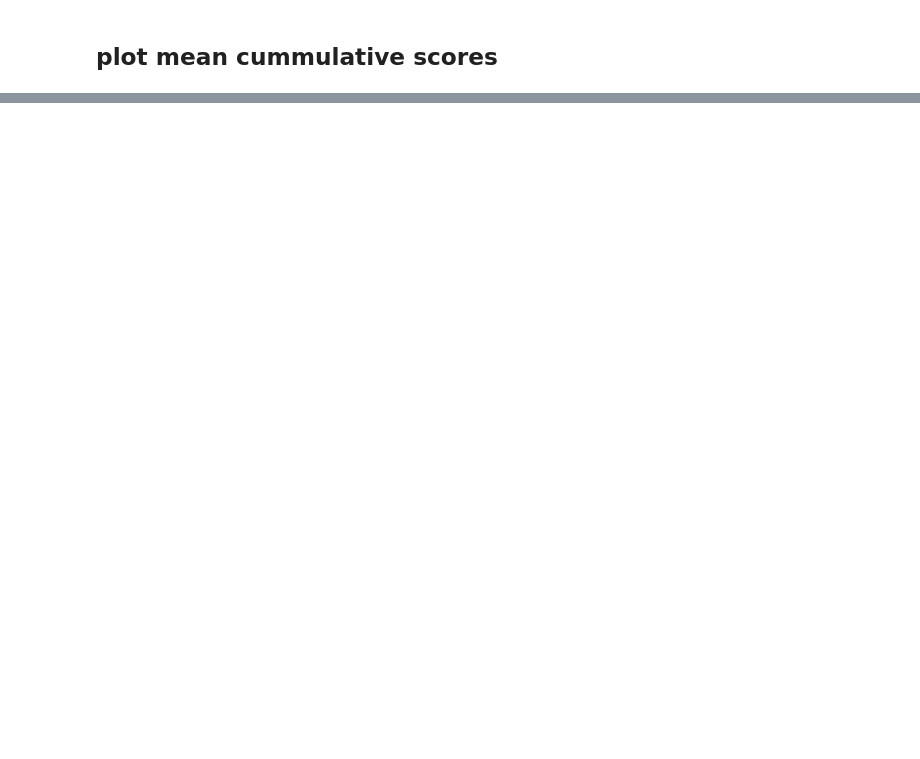
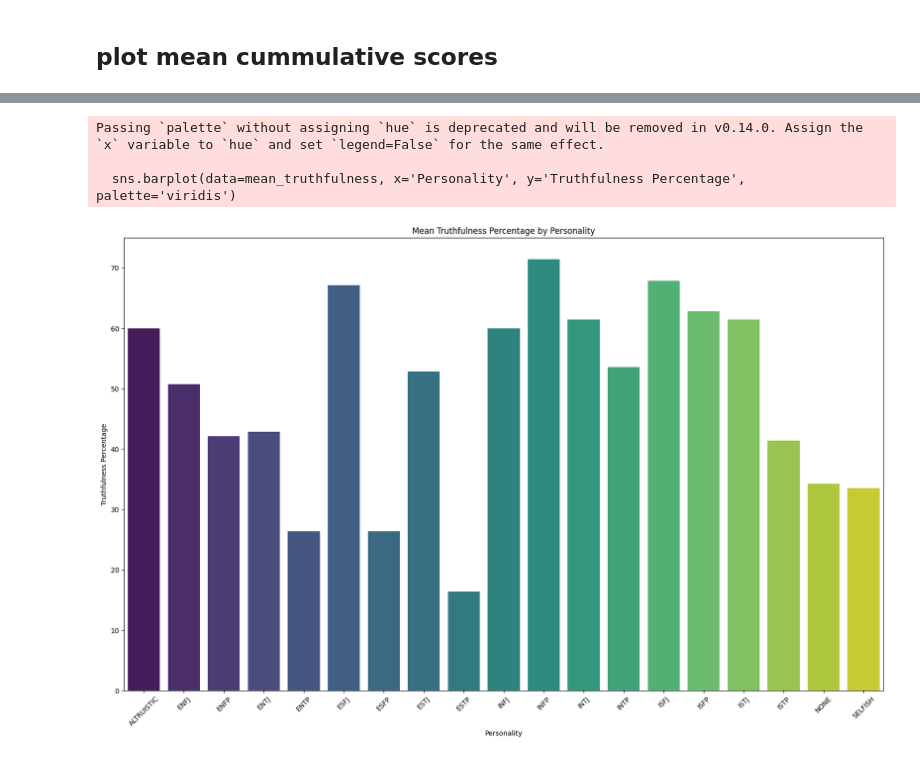
Before and after one commit to mathislindner/Multi-Agent-LLM-Game-Theory, a Jupyter notebook: plot_results.ipynb, the cells around one changed output, grey strips where cells are left out. Drawn from its saved outputs; the diff is of its cells as text; code cells hidden in the pictures; blank space fills up the shorter version.

```diff
--- a/plot_results.ipynb
+++ b/plot_results.ipynb
@@ -185,0 +211,33 @@ NameError: name 'plot_df' is not defined
+# %%
+import ast
+
+truthfulness_data = []
+
+for i, row in df.iterrows():
+    for personality, truthfulness in zip([row['personality_1'], row['personality_2']], [row['truthful_agent_1'], row['truthful_agent_2']]):
+        try:
+            truthfulness_list = ast.literal_eval(truthfulness) if isinstance(truthfulness, str) else truthfulness
+            truthfulness_bool = [bool(t) for t in truthfulness_list]
+            truthfulness_data.append({'Personality': personality, 'Truthful': sum(truthfulness_bool), 'Total': len(truthfulness_bool)})
+        except (ValueError, SyntaxError):
+            print(f"Skipping row {i} due to malformed data: {truthfulness}")
+
+truthfulness_df = pd.DataFrame(truthfulness_data)
+truthfulness_df['Truthfulness Percentage'] = truthfulness_df['Truthful'] / truthfulness_df['Total'] * 100
+
+# Calculate the mean truthfulness percentage for each personality
+mean_truthfulness = truthfulness_df.groupby('Personality')['Truthfulness Percentage'].mean().reset_index()
+
+# Plot the mean truthfulness percentage for each personality
+plt.figure(figsize=(20, 12))
+sns.barplot(data=mean_truthfulness, x='Personality', y='Truthfulness Percentage', palette='viridis')
+plt.title('Mean Truthfulness Percentage by Personality')
+plt.xlabel('Personality')
+plt.ylabel('Truthfulness Percentage')
+plt.xticks(rotation=45)
+plt.show()
+# %% [output]
+Passing `palette` without assigning `hue` is deprecated and will be removed in v0.14.0. Assign the `x` variable to `hue` and set `legend=False` for the same effect.
+
+  sns.barplot(data=mean_truthfulness, x='Personality', y='Truthfulness Percentage', palette='viridis')
+[figure, added]
```
Also changed, not shown: parts of 7 cells of this notebook, 1 other file.
